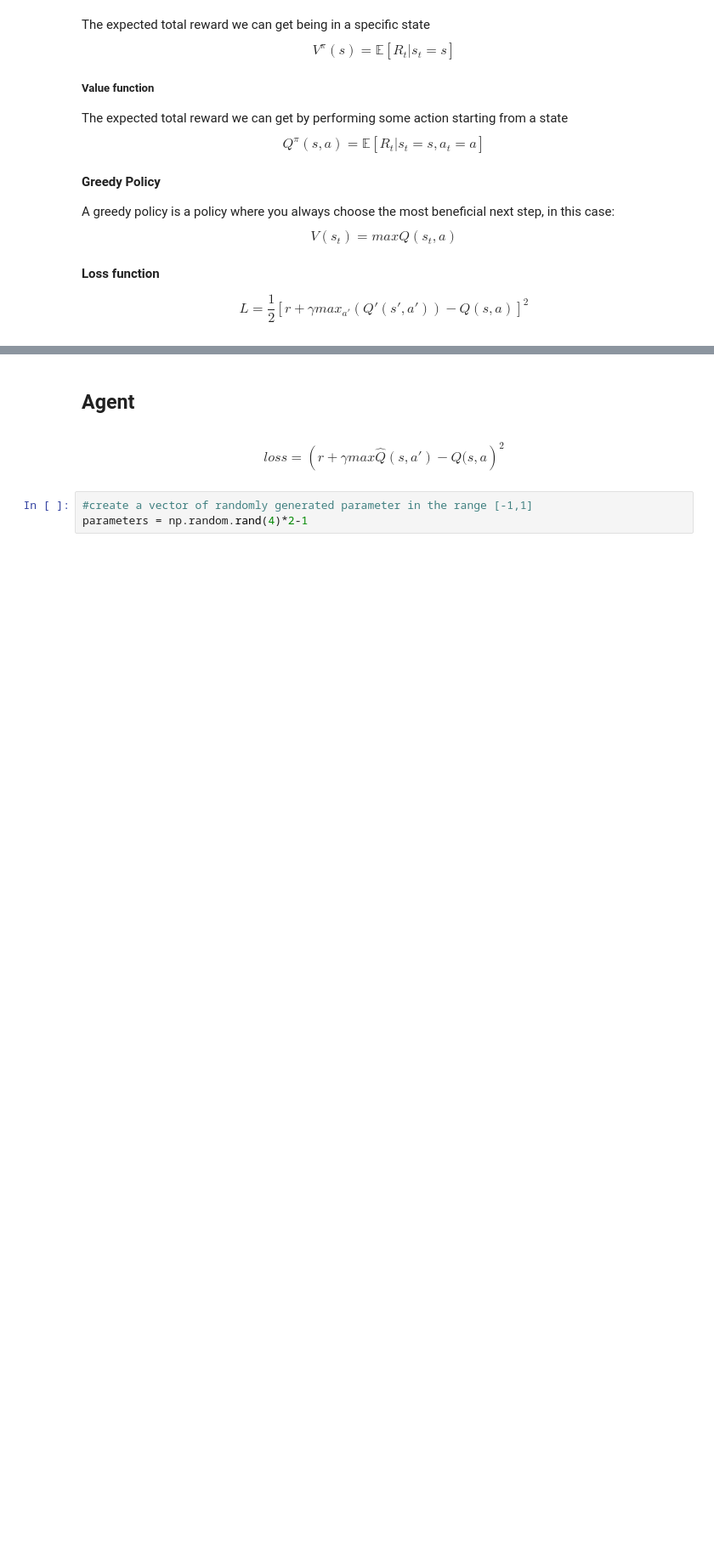
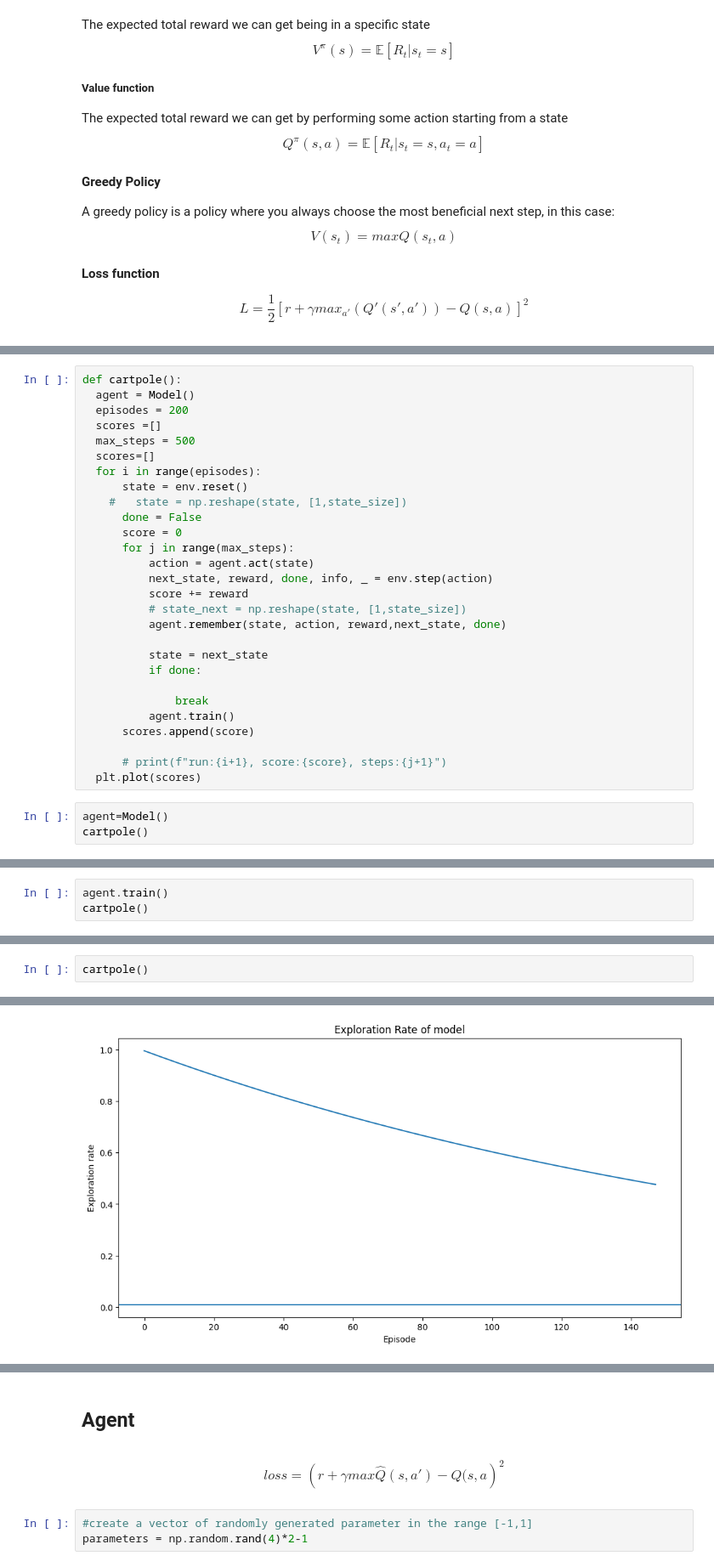
Before and after one commit to Snrts/PRA3024_BigDataInPhysics_SanneAarts, a Jupyter notebook: SanneAartsML2023.ipynb, the cells around one changed output, grey strips where cells are left out. Shown: that part at 85% size. Cells and saved outputs as stored; diff of their text form; blank space fills up the shorter version.

```diff
--- a/SanneAartsML2023.ipynb
+++ b/SanneAartsML2023.ipynb
@@ -215,0 +440,31 @@ class DQNagent:
+# %%
+def cartpole():
+  agent = Model()
+  episodes = 200
+  scores =[]
+  max_steps = 500
+  scores=[]
+  for i in range(episodes):
+      state = env.reset()
+    #   state = np.reshape(state, [1,state_size])
+      done = False
+      score = 0
+      for j in range(max_steps):
+          action = agent.act(state)
+          next_state, reward, done, info, _ = env.step(action)
+          score += reward
+          # state_next = np.reshape(state, [1,state_size])
+          agent.remember(state, action, reward,next_state, done)
+
+          state = next_state
+          if done:
+
+              break
+          agent.train()
+      scores.append(score)
+
+      # print(f"run:{i+1}, score:{score}, steps:{j+1}")
+  plt.plot(scores)
+# %%
+agent=Model()
+cartpole()
@@ -215,0 +495,3 @@ class DQNagent:
+# %%
+agent.train()
+cartpole()
@@ -291,0 +790,3 @@ TypeError: 'numpy.float32' object does not support item assignment
+# %%
+cartpole()
+# %% [output]
@@ -291,0 +810 @@ TypeError: 'numpy.float32' object does not support item assignment
+[figure, added]
```
Also changed, not shown: parts of 25 cells of this notebook, 25 other files.
